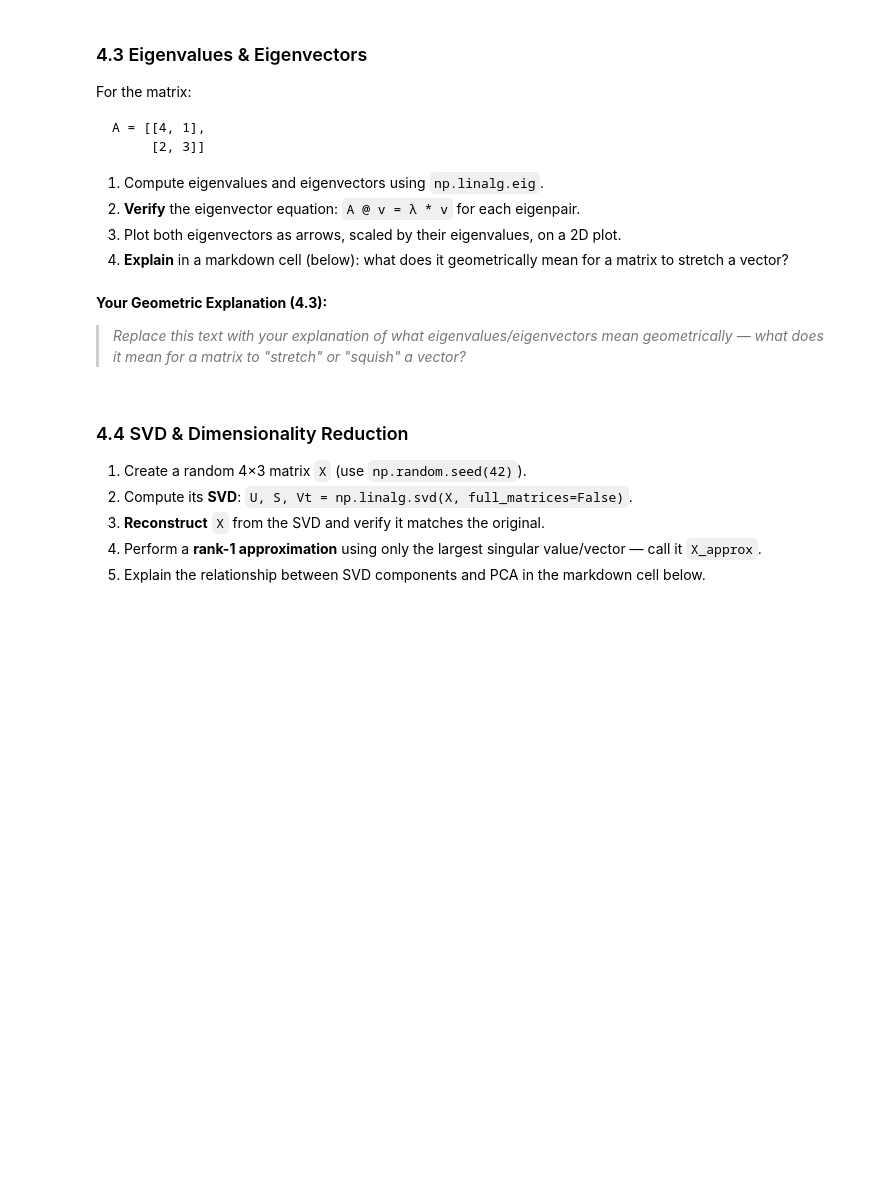
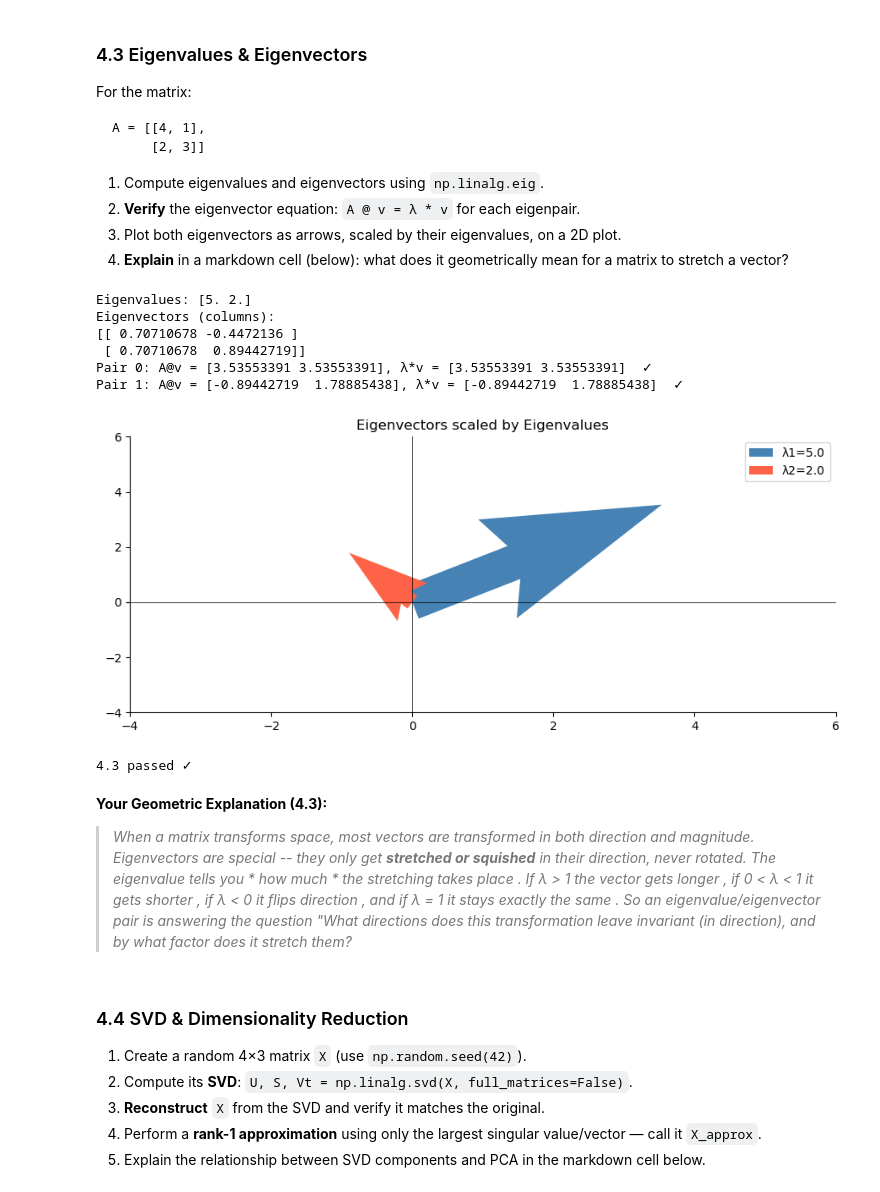
Before and after one commit to maheshshinde9100/Celebal_DS_Internship_Assignments, a Jupyter notebook: week1_Mahesh_Shinde.ipynb, the cells around one changed output. Saved outputs shown, nothing was run; the diff lists cells and outputs as text; code cells hidden in the pictures; blank space fills up the shorter version.

Commit message:
Complete Python, NumPy, Pandas, Eigenvalues and SVD exercises

```diff
--- a/week1_Mahesh_Shinde.ipynb
+++ b/week1_Mahesh_Shinde.ipynb
@@ -372,22 +453,47 @@ A = [[4, 1],
 # %%
 A = np.array([[4, 1], [2, 3]], dtype=float)
 
-eigenvalues, eigenvectors = None, None  # YOUR CODE HERE
+eigenvalues, eigenvectors = np.linalg.eig(A)  # YOUR CODE HERE
 
 print(f"Eigenvalues: {eigenvalues}")
 print(f"Eigenvectors (columns):\n{eigenvectors}")
 
 # Verify Av = λv for each eigenpair
 # YOUR CODE HERE
+for i in range(len(eigenvalues)):
+    lam = eigenvalues[i]
+    vec = eigenvectors[:, i]
+    assert np.allclose(A @ vec, lam * vec), f"Eigenpair {i} failed!"
+    print(f"Pair {i}: A@v = {A @ vec}, λ*v = {lam * vec}  ✓")
 
 # Plot
 # YOUR CODE HERE
+fig, ax = plt.subplots()
+colors = ["steelblue", "tomato"]
+for i in range(len(eigenvalues)):
+    vec = eigenvectors[:, i] * eigenvalues[i]
+    ax.quiver(0, 0, vec[0], vec[1], angles="xy", scale_units="xy", scale=1,
+              color=colors[i], width=0.05, label=f"λ{i+1}={eigenvalues[i]:.1f}")
+ax.set_xlim(-4, 6); ax.set_ylim(-4, 6)
+ax.axhline(0, color='k', lw=0.5); ax.axvline(0, color='k', lw=0.5)
+ax.set_title('Eigenvectors scaled by Eigenvalues')
+
+ax.legend(); plt.tight_layout(); plt.show()
 
 print("4.3 passed ✓")
+# %% [output]
+Eigenvalues: [5. 2.]
+Eigenvectors (columns):
+[[ 0.70710678 -0.4472136 ]
+ [ 0.70710678  0.89442719]]
+Pair 0: A@v = [3.53553391 3.53553391], λ*v = [3.53553391 3.53553391]  ✓
+Pair 1: A@v = [-0.89442719  1.78885438], λ*v = [-0.89442719  1.78885438]  ✓
+[figure, added]
+4.3 passed ✓
 # %% [markdown]
 **Your Geometric Explanation (4.3):**
 
-> *Replace this text with your explanation of what eigenvalues/eigenvectors mean geometrically — what does it mean for a matrix to "stretch" or "squish" a vector?*
+> *When a matrix transforms space, most vectors are transformed in both direction and magnitude. Eigenvectors are special -- they only get **stretched or squished** in their direction, never rotated. The eigenvalue tells you * how much * the stretching takes place . If λ > 1 the vector gets longer , if 0 < λ < 1 it gets shorter , if λ < 0 it flips direction , and if λ = 1 it stays exactly the same . So an eigenvalue/eigenvector pair is answering the question "What directions does this transformation leave invariant (in direction), and by what factor does it stretch them?*
 # %% [markdown]
 ### 4.4 SVD & Dimensionality Reduction
 
```
Also changed, not shown: parts of 9 cells of this notebook.
